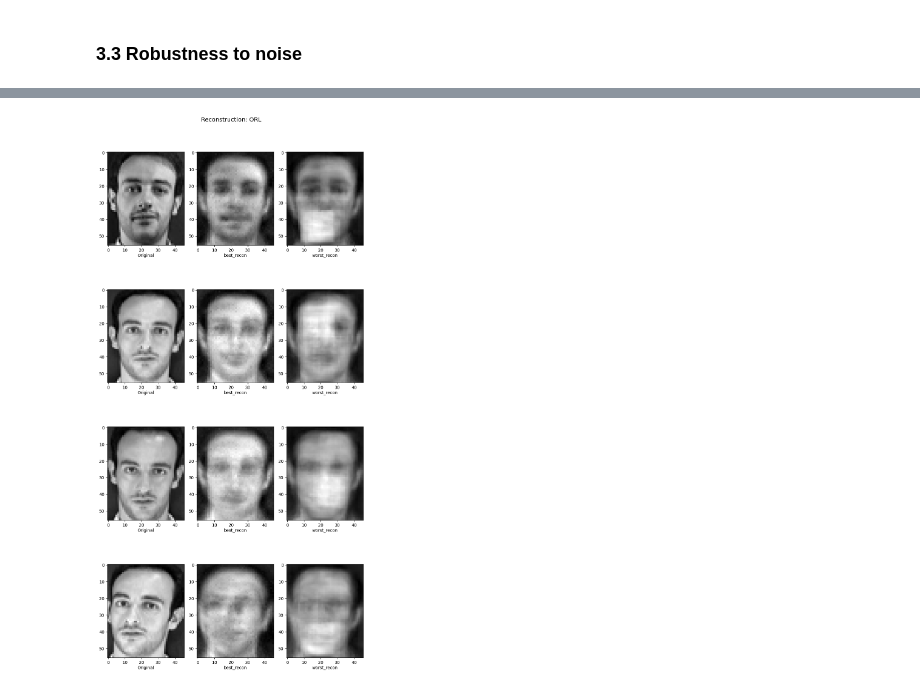
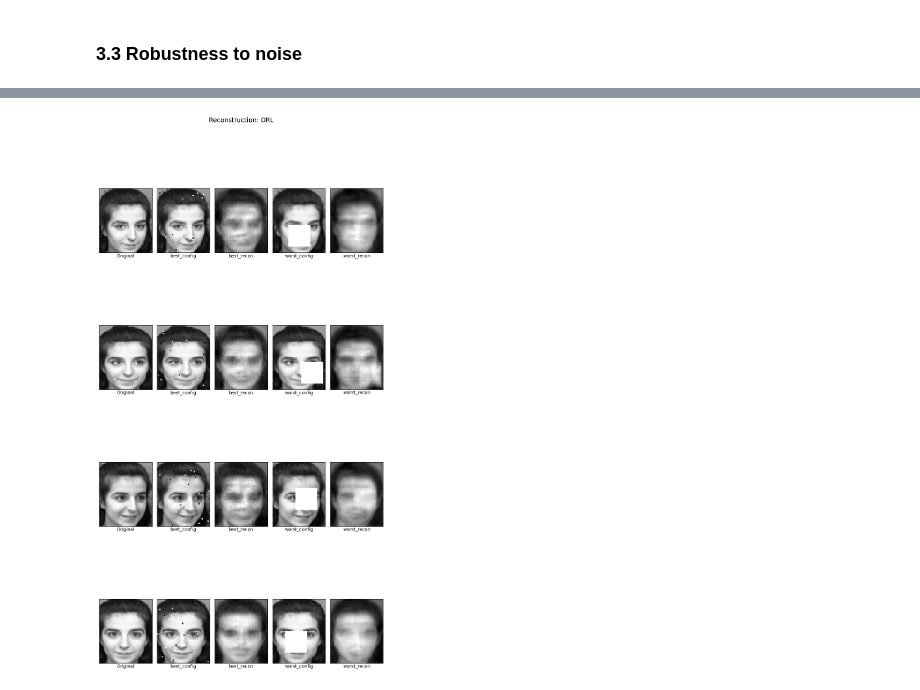
Before and after one commit to jbsaunders/comp5328-assignment-1, a Jupyter notebook: assignment1.ipynb, the cells around one changed output, grey strips where cells are left out. Drawn from its saved outputs; the diff is of its cells as text; code cells hidden in the pictures.

```diff
--- a/assignment1.ipynb
+++ b/assignment1.ipynb
@@ -189,7 +183,7 @@ def load_data(root, reduce=2, normalization="per_image", eps=1e-12):
 # randomly select 90%
 def make_stratified_subset(V, Y, V_hat, frac=0.9, seed=0):
   """
-  Calculates the H update and W update steps for L21 NMF
+  Creates a stratified subset
 
   Args:
     V: Original matrix
@@ -202,7 +196,6 @@ def make_stratified_subset(V, Y, V_hat, frac=0.9, seed=0):
   rng = np.random.default_rng(seed)
   labels = np.unique(Y)
   idx_trimmed = []
-  # print(labels)
   for cls in labels:
     cls_idx = np.where(Y == cls)[0]
     amount_to_keep = int(frac * len(cls_idx))
@@ -548,7 +561,7 @@ def l21_norm_mur(V, W, H, max_iterations, tol, eps=1e-12, delta=1e-12, verbosity
   Calculates the H update and W update steps for L21 NMF
 
   Args:
-    V_hat: clean matrix (pre-noise)
+    V: clean matrix (pre-noise)
     W:
     H:
     max_iterations:
@@ -1482,11 +1497,11 @@ w_recon_best = int(w*(best_recon.shape[0]/V_hat.shape[0]))
 
 
 num_imgs = 4
-rows, cols = num_imgs, 3   # Original + two noise types
+rows, cols = num_imgs, 5   # Original + two noise types
 
 fig, axes = plt.subplots(rows, cols, figsize=(9, 20))
 
-start_ind = np.random.randint(0, len(best_recon[0])-num_imgs)
+start_ind = 10#np.random.randint(0, len(best_recon[0])-num_imgs)
 end_ind = start_ind + num_imgs
 
 block_noise_combos_demo = [
@@ -1495,32 +1510,61 @@ block_noise_combos_demo = [
     (0.3, 2),
     (0.4, 3)
 ]
 
 sp_noise_combos_demo = [
     (0.05, 0.3),
     (0.1, 0.7),
     (0.2, 0.5),
     (0.3, 0.7),
 ]
 
+if best_config['noise_type']=='salt_pepper':
+    v_noise_best = add_sp_noise(V_hat, best_config['noise_p'], best_config['noise_r'])
+elif best_config['noise_type']=='block':
+    v_noise_best, noise_log = add_block_noise(V_hat, h, w, best_config['block_ratio'], best_config['num_blocks'])
+
+if worst_config['noise_type']=='salt_pepper':
+    v_noise_worst = add_sp_noise(V_hat, worst_config['noise_p'], worst_config['noise_r'])
+elif worst_config['noise_type']=='block':
+    v_noise_worst, noise_log = add_block_noise(V_hat, h, w, worst_config['block_ratio'], worst_config['num_blocks'])
+
+
+
+
 for i, ind in enumerate(range(start_ind, end_ind)):
     # --- Original ---
     ax = axes[i, 0]
     ax.imshow(V_hat[:, ind].reshape(h, w), cmap=plt.cm.gray)
     ax.set_xlabel('Original', labelpad=2)
 
     ax = axes[i, 1]
+    # --- Best Noise ---
+    ax.imshow(v_noise_best[:, ind].reshape(h, w), cmap=plt.cm.gray)
+    ax.set_xlabel('best_config', labelpad=2)
+
+    ax = axes[i, 2]
     #ax.imshow(recon_V[:, ind].reshape(56, 46), cmap=plt.cm.gray)
     ax.imshow(best_recon[:, ind].reshape(h_recon_best, w_recon_best), cmap=plt.cm.gray)
     ax.set_xlabel('best_recon', labelpad=2)
 
-    ax = axes[i, 2]
+    ax = axes[i, 3]
+    # --- Worst noise ---
+    ax.imshow(v_noise_worst[:, ind].reshape(h, w), cmap=plt.cm.gray)
+    ax.set_xlabel('worst_config', labelpad=2)
+
+    ax = axes[i, 4]
     #ax.imshow(recon_V[:, ind].reshape(56, 46), cmap=plt.cm.gray)
     ax.imshow(worst_recon[:, ind].reshape(h_recon_worst, w_recon_worst), cmap=plt.cm.gray)
     ax.set_xlabel('worst_recon', labelpad=2)
 
+    # Remove ticks for a clean layout
+    for j in range(cols):
+        axes[i, j].set_xticks([])
+        axes[i, j].set_yticks([])
+
 fig.suptitle(f"Reconstruction: {datasets[0]}", fontsize=14, y=0.94)
 plt.tight_layout(rect=[0, 0, 1, 0.95])
+plt.savefig(f"img/reconstruction_demonstration.png", dpi=300, bbox_inches='tight')
 plt.show()
 # %% [output]
-[figure, old version]
+[figure, new version]
```
Also changed, not shown: parts of 24 cells of this notebook, 19 other files.
